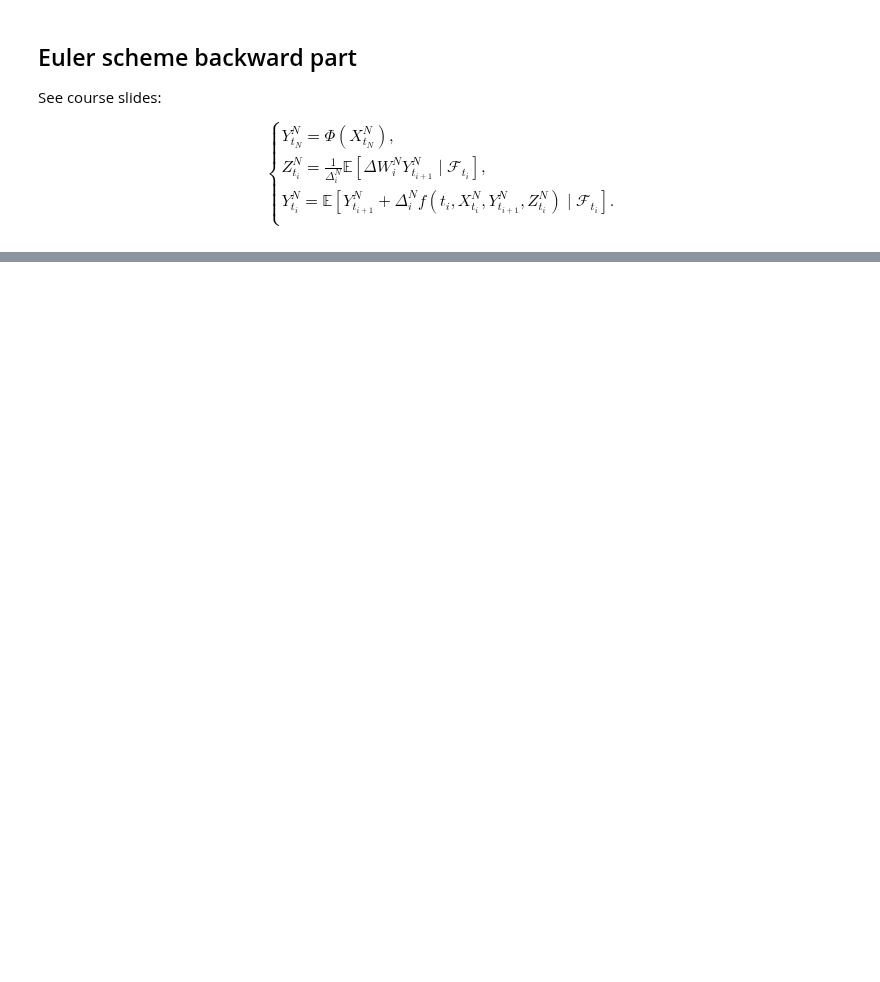
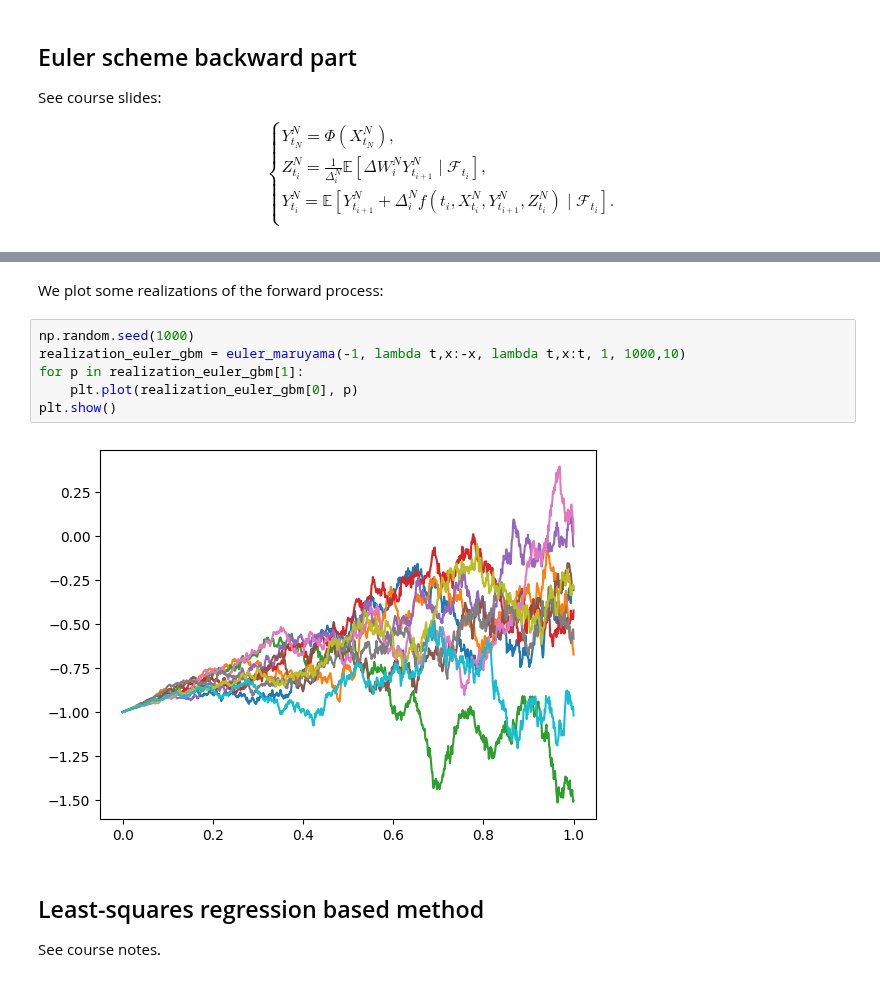
Before and after one commit to ISIPINK/Assignment_Financial_Mathematics_2024, a Jupyter notebook: BSDE.ipynb, the cells around one changed output, grey strips where cells are left out. Saved outputs shown, nothing was run; the diff lists cells and outputs as text; blank space fills up the shorter version.

Commit message:
tried to make least squares for fbsde work, but unsure if the brownian motion should be the same

```diff
--- a/BSDE.ipynb
+++ b/BSDE.ipynb
@@ -85,0 +114,13 @@ $$
+# %% [markdown]
+We plot some realizations of the forward process:
+# %%
+np.random.seed(1000)
+realization_euler_gbm = euler_maruyama(-1, lambda t,x:-x, lambda t,x:t, 1, 1000,10)
+for p in realization_euler_gbm[1]:
+    plt.plot(realization_euler_gbm[0], p)
+plt.show()
+# %% [output]
+[figure, added]
+# %% [markdown]
+## Least-squares regression based method
+See course notes.
```
Also changed, not shown: parts of 3 cells of this notebook.
